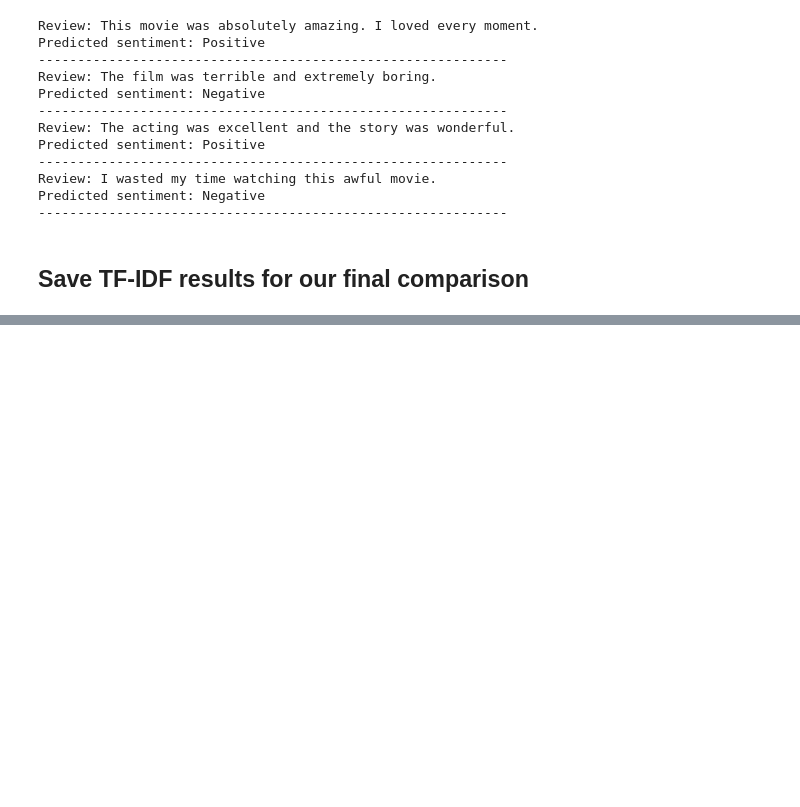
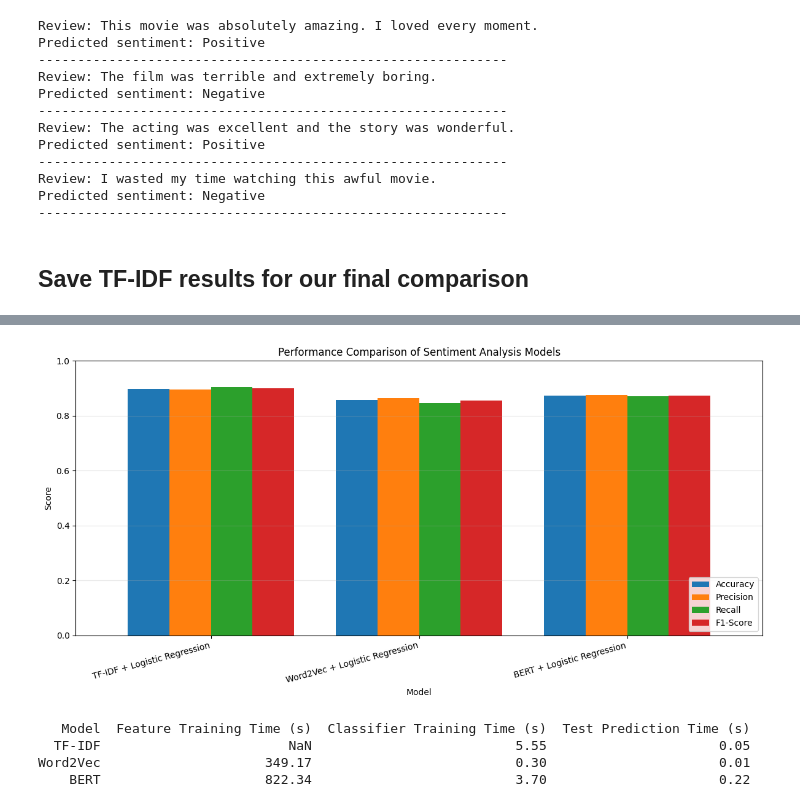
Before and after one commit to AbdullahRFA/IMDB_Sentiment_Analysis, a Jupyter notebook: Module18_IMDB_Sentiment_Analysis_Abdullah_Nazmus_Sakib.ipynb, the cells around one changed output, grey strips where cells are left out. Drawn from its saved outputs; the diff is of its cells as text; code cells hidden in the pictures; blank space fills up the shorter version.

```diff
--- a/Module18_IMDB_Sentiment_Analysis_Abdullah_Nazmus_Sakib.ipynb
+++ b/Module18_IMDB_Sentiment_Analysis_Abdullah_Nazmus_Sakib.ipynb
@@ -636,0 +1268,15 @@ print(pd.DataFrame([tfidf_results]).round(4))
+# %%
+
+# Generate testing embeddings
+
+X_test_bert_embeddings, bert_test_time = generate_bert_embeddings(
+    X_test_bert,
+    tokenizer,
+    bert_model,
+    device,
+    batch_size=16,
+    max_length=256
+)
+
+print("\nTesting embeddings generated!")
+print("Shape:", X_test_bert_embeddings.shape)
@@ -636,0 +1688,59 @@ print(pd.DataFrame([tfidf_results]).round(4))
+# %%
+
+import matplotlib.pyplot as plt
+import seaborn as sns
+
+metrics = ["Accuracy", "Precision", "Recall", "F1-Score"]
+
+comparison_plot = final_comparison.set_index("Model")[metrics]
+
+comparison_plot.plot(
+    kind="bar",
+    figsize=(12, 6),
+    ylim=(0, 1),
+    width=0.8
+)
+
+plt.title("Performance Comparison of Sentiment Analysis Models")
+plt.ylabel("Score")
+plt.xlabel("Model")
+plt.xticks(rotation=15, ha="right")
+plt.legend(loc="lower right")
+plt.grid(axis="y", alpha=0.3)
+plt.tight_layout()
+plt.show()
+# %% [output]
+[figure, added]
+# %%
+
+# Computational cost comparison
+
+runtime_comparison = pd.DataFrame([
+    {
+        "Model": "TF-IDF",
+        "Feature Training Time (s)": np.nan,
+        "Classifier Training Time (s)": tfidf_training_time,
+        "Test Prediction Time (s)": tfidf_test_prediction_time
+    },
+    {
+        "Model": "Word2Vec",
+        "Feature Training Time (s)": word2vec_training_time,
+        "Classifier Training Time (s)": word2vec_classifier_training_time,
+        "Test Prediction Time (s)": word2vec_test_prediction_time
+    },
+    {
+        "Model": "BERT",
+        "Feature Training Time (s)": (
+            bert_train_time + bert_val_time + bert_test_time
+        ),
+        "Classifier Training Time (s)": bert_classifier_training_time,
+        "Test Prediction Time (s)": bert_test_prediction_time
+    }
+])
+
+print(runtime_comparison.round(2).to_string(index=False))
+# %% [output]
+   Model  Feature Training Time (s)  Classifier Training Time (s)  Test Prediction Time (s)
+  TF-IDF                        NaN                          5.55                      0.05
+Word2Vec                     349.17                          0.30                      0.01
+    BERT                     822.34                          3.70                      0.22
```
Also changed, not shown: parts of 49 cells of this notebook.
